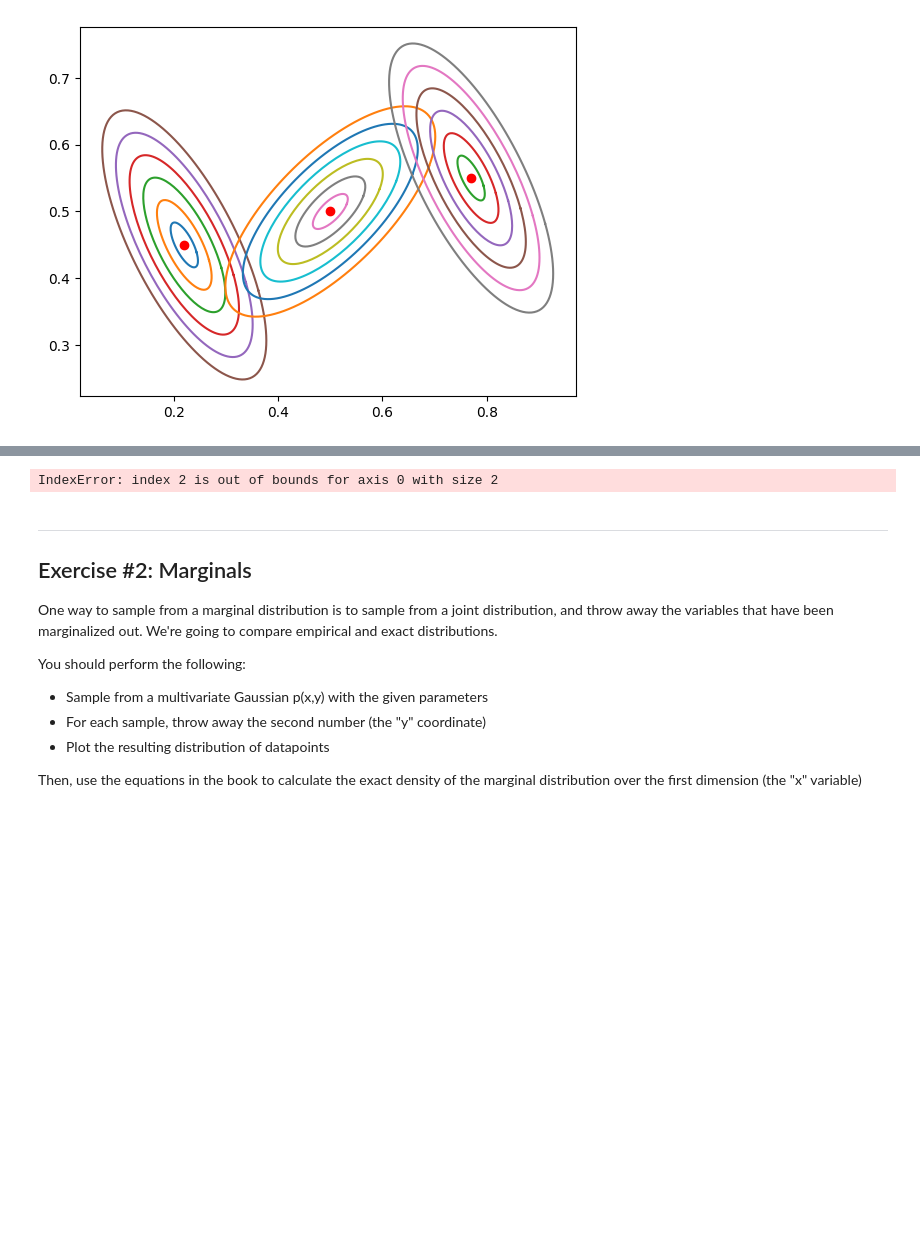
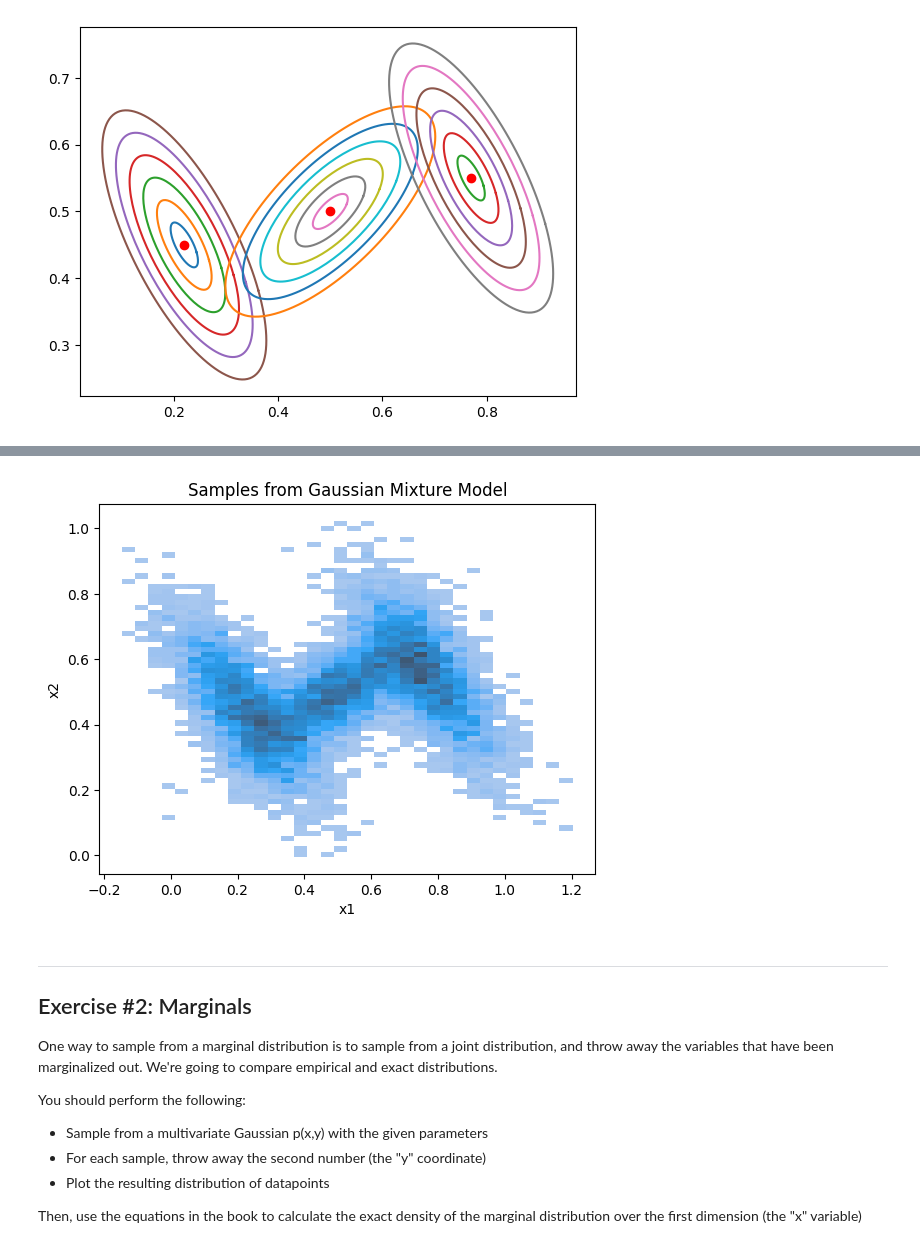
Before and after one commit to jrc117/CS473, a Jupyter notebook: labs/cs473_lab_week_3.ipynb, the cells around one changed output, grey strips where cells are left out. Saved outputs shown, nothing was run; the diff lists cells and outputs as text; code cells hidden in the pictures; blank space fills up the shorter version.

```diff
--- a/labs/cs473_lab_week_3.ipynb
+++ b/labs/cs473_lab_week_3.ipynb
@@ -36,7 +36,7 @@ def sample_mm( Mu, Sigma, Weight ):
     d = mu.shape[0]
     z = np.random.randn(d, 1)
     L = np.linalg.cholesky(sigma)       # Surely there's an easier way, right?
-    x = mu[comp] + L @ z
+    x = mu + L @ z
 
     return x
 # %%
@@ -105,19 +109,28 @@ for i in range( len(Mu) ):
 # %%
 # sample data
 
 # ------------------------------------------------------------------------------
 Weight = np.array([1/3, 1/3, 1/3])
 # ------------------------------------------------------------------------------
 
 N = 10000
 results = [ sample_mm( Mu, Sigma, Weight ) for _ in range(N) ]
 
 #
 # create a visualization of the data generated.  (perhaps something like sns.histplot?) Compare it to the level set plots in the previous cell. Do they match?
 #
-sns.histplot()
+# Correct dimension to avoid ValueError.
+res = np.array(results).squeeze()
+
+# Generate (then show) data visualization.
+sns.histplot(x=res[:, 0], y=res[:, 1])
+plt.xlabel('x1')
+plt.ylabel('x2')
+plt.title('Samples from Gaussian Mixture Model')
+
+plt.show()
 # %% [output]
-IndexError: index 2 is out of bounds for axis 0 with size 2
+[figure, added]
 # %% [markdown]
 ---
 ## Exercise #2: Marginals
```
Also changed, not shown: parts of 4 cells of this notebook.
